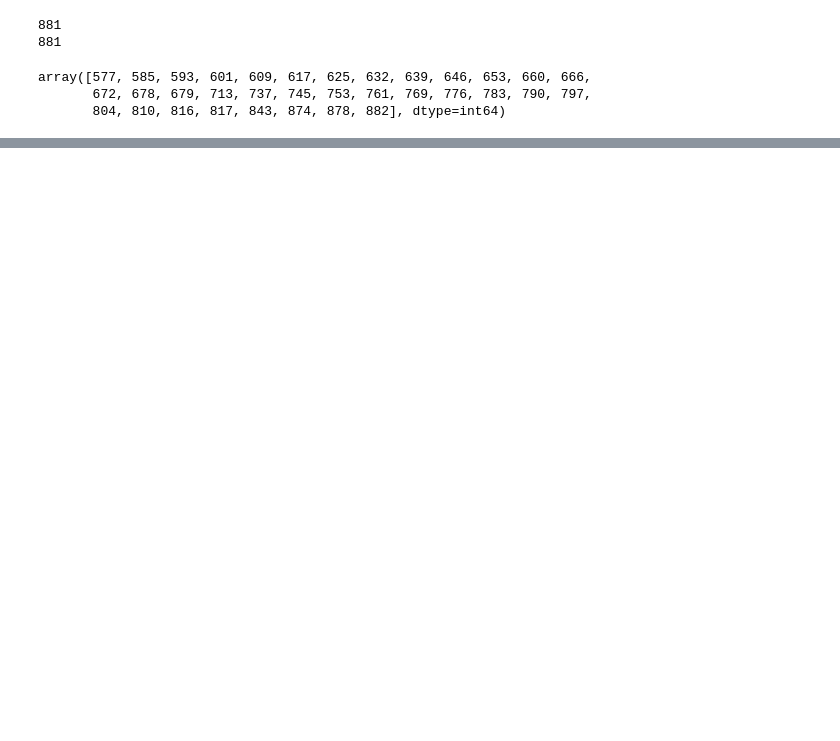
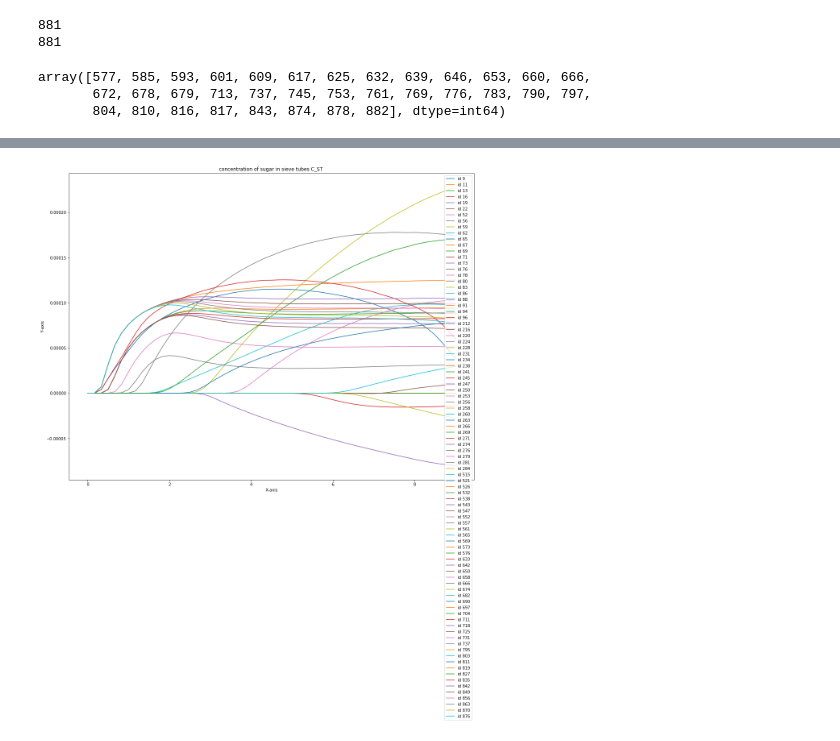
Before and after one commit to Pyrrahh/CPlantBox, a Jupyter notebook: Phloem.ipynb, the cells around one changed output, grey strips where cells are left out. Cells and saved outputs as stored; diff of their text form; code cells hidden in the pictures; blank space fills up the shorter version.

```diff
--- a/Phloem.ipynb
+++ b/Phloem.ipynb
@@ -1407,3 +1391,15 @@ plt.show()
+# %%
+x = np.array(time)
+y = np.array(C_ST_n3)
+plt.xlabel("X-axis")
+plt.ylabel("Y-axis")
+plt.title("concentration of sugar in sieve tubes C_ST ")
+for i in range(len(np.transpose(y))):
+    plt.plot(x,[pt[i] for pt in y],label = 'id %s'%N3_node[i,0])
+plt.legend()
+plt.show()
+# %% [output]
+[figure, added]
 # %%
 C_ApoUpflow (mmol / ml)
 C_ParApo (mmol / ml)
```
Also changed, not shown: parts of 10 cells of this notebook, 8 other files.
